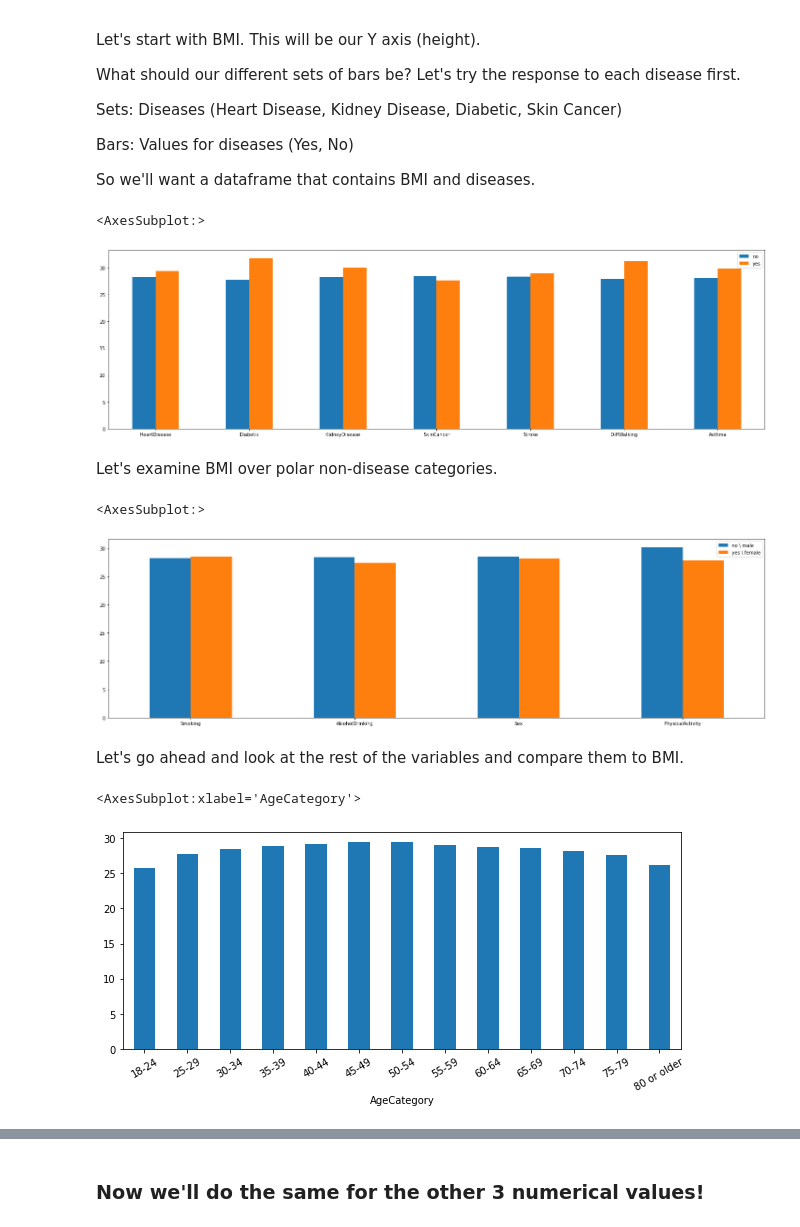
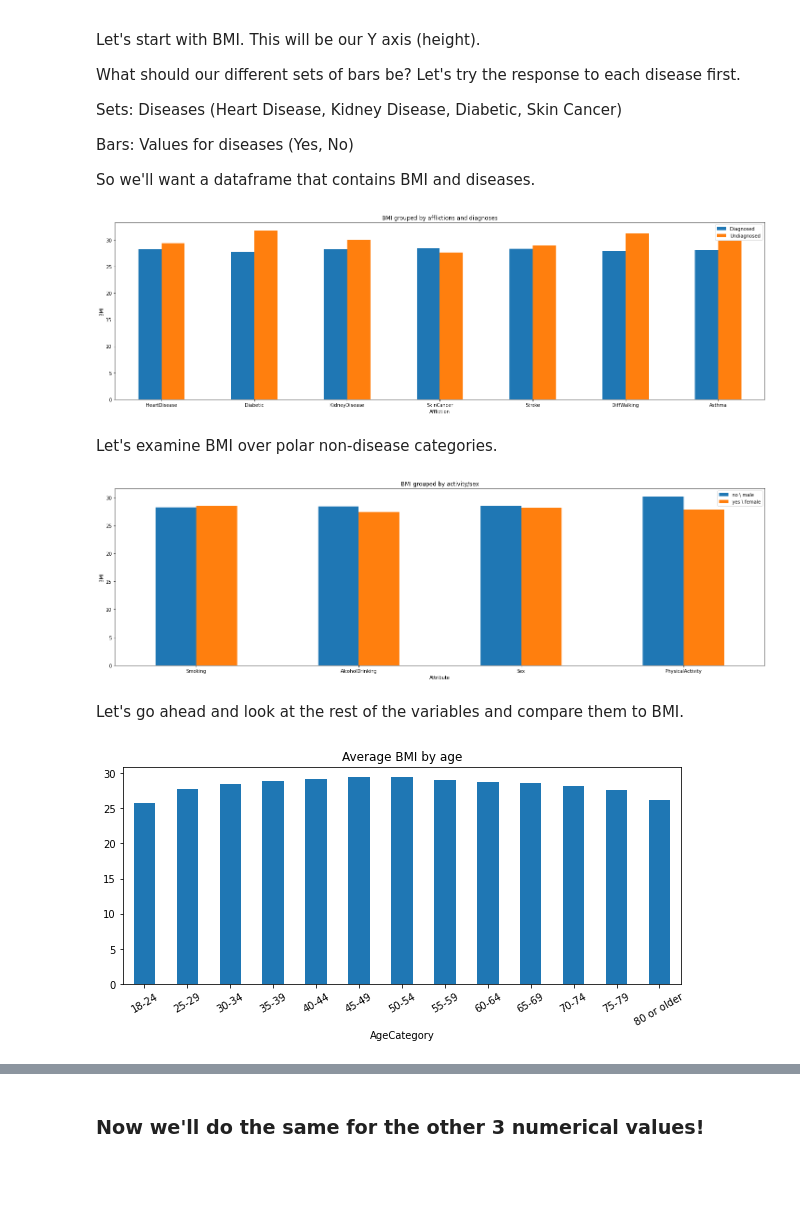
Before and after one commit to wutaitai2/-Heart-Disease-Analysis, a Jupyter notebook: analysis.ipynb, the cells around one changed output, grey strips where cells are left out. Cells and saved outputs as stored; diff of their text form; code cells hidden in the pictures; blank space fills up the shorter version.

```diff
--- a/analysis.ipynb
+++ b/analysis.ipynb
@@ -51,21 +55,24 @@ plt.show()
 # %%
 columns = ["BMI", "HeartDisease", "Diabetic", "KidneyDisease", "SkinCancer", "Stroke", "DiffWalking", "Asthma"]
 heart = main_df[columns].groupby(["HeartDisease"]).BMI.mean()
 diabetes = main_df[columns].groupby(["Diabetic"]).BMI.mean()
 kidney = main_df[columns].groupby(["KidneyDisease"]).BMI.mean()
 cancer = main_df[columns].groupby(["SkinCancer"]).BMI.mean()
 stroke = main_df[columns].groupby(["Stroke"]).BMI.mean()
 walking = main_df[columns].groupby(["DiffWalking"]).BMI.mean()
 asthma = main_df[columns].groupby(["Asthma"]).BMI.mean()
 no_bars = [heart.No, diabetes.No, kidney.No, cancer.No, stroke.No, walking.No, asthma.No]
 yes_bars = [heart.Yes, diabetes.Yes, kidney.Yes, cancer.Yes, stroke.Yes, walking.Yes, asthma.Yes]
 labels = tuple(columns[1:])
-df = pd.DataFrame({'no':no_bars,
-                    'yes':yes_bars}, index=labels)
+df = pd.DataFrame({'Diagnosed':no_bars,
+                    'Undiagnosed':yes_bars}, index=labels)
 df.plot.bar(figsize=(25, 7), rot=0)
+plt.title("BMI Grouped by Afflictions and Diagnoses")
+plt.xlabel("Affliction")
+plt.ylabel("BMI")
+plt.show()
 # %% [output]
-<AxesSubplot:>
-[figure, old version]
+[figure, new version]
 # %% [markdown]
 <p>Let's examine BMI over polar non-disease categories. </p>
 # %%
@@ -80,15 +87,19 @@ labels = tuple(columns[1:])
 df = pd.DataFrame({'no \ male':no_bars,
                     'yes \ female':yes_bars}, index=labels)
 df.plot.bar(figsize=(25, 7), rot=0)
+plt.title("BMI Grouped by Activity/Sex")
+plt.xlabel("Attribute")
+plt.ylabel("BMI")
+plt.show()
 # %% [output]
-<AxesSubplot:>
-[figure, old version]
+[figure, new version]
 # %% [markdown]
 <p> Let's go ahead and look at the rest of the variables and compare them to BMI. </p>
 # %%
 columns = ["BMI", "AgeCategory"]
 age = main_df[columns].groupby(["AgeCategory"]).BMI.mean()
 age.plot.bar(figsize=(10, 4), rot=30)
+plt.title("Average BMI by Age")
+plt.show()
 # %% [output]
-<AxesSubplot:xlabel='AgeCategory'>
-[figure, old version]
+[figure, new version]
```
Also changed, not shown: parts of 13 cells of this notebook.
